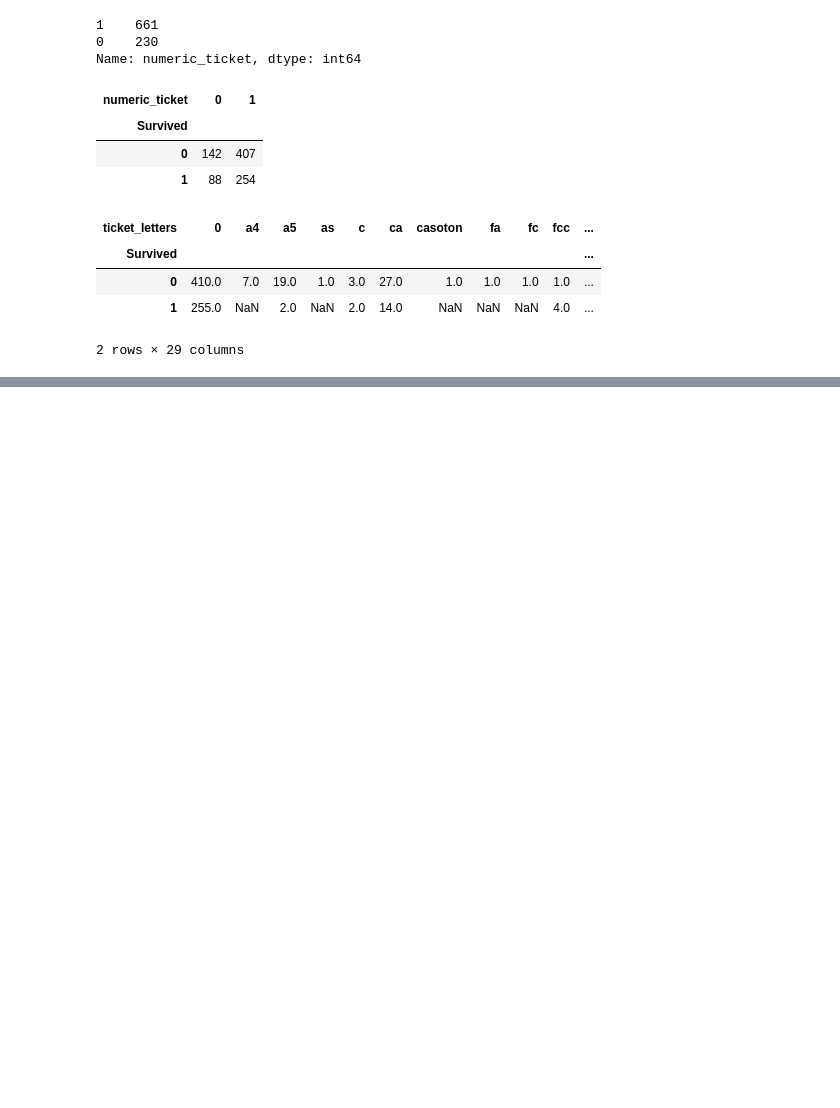
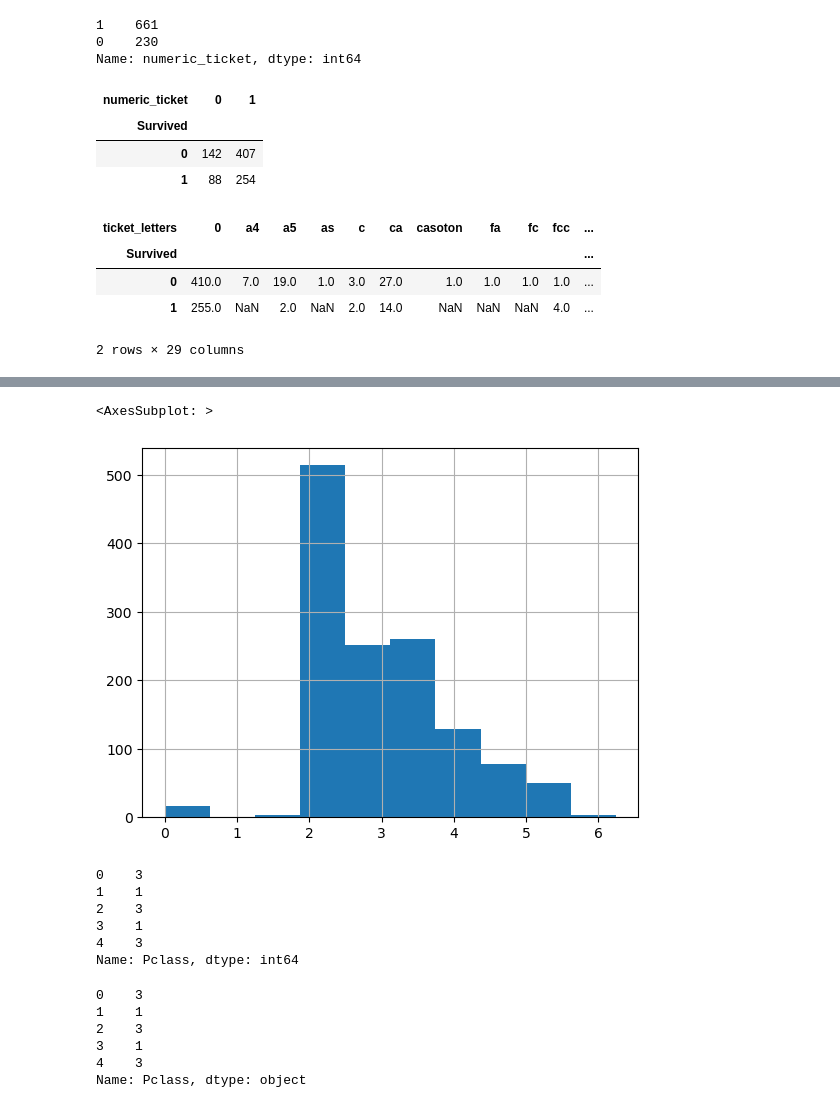
Before and after one commit to FerPicado/Machine-Learning-Bootcamp, a Jupyter notebook: Scikit Learn/titanic-disaster/main.ipynb, the cells around one changed output, grey strips where cells are left out. Saved outputs shown, nothing was run; the diff lists cells and outputs as text; code cells hidden in the pictures; blank space fills up the shorter version.

```diff
--- a/Scikit Learn/titanic-disaster/main.ipynb
+++ b/Scikit Learn/titanic-disaster/main.ipynb
@@ -308,0 +447,16 @@ pd.pivot_table(training,
+# %%
+# log norm of fare (used)
+all_data['norm_fare'] = np.log(all_data.Fare+1)
+all_data['norm_fare'].hist()
+# %% [output]
+<AxesSubplot: >
+[figure, added]
+# %%
+all_data.Pclass.head()
+# %% [output]
+0    3
+1    1
+2    3
+3    1
+4    3
+Name: Pclass, dtype: int64
@@ -308,0 +466,9 @@ pd.pivot_table(training,
+# %%
+all_data.Pclass.head()
+# %% [output]
+0    3
+1    1
+2    3
+3    1
+4    3
+Name: Pclass, dtype: object
```
Also changed, not shown: parts of 18 cells of this notebook.
